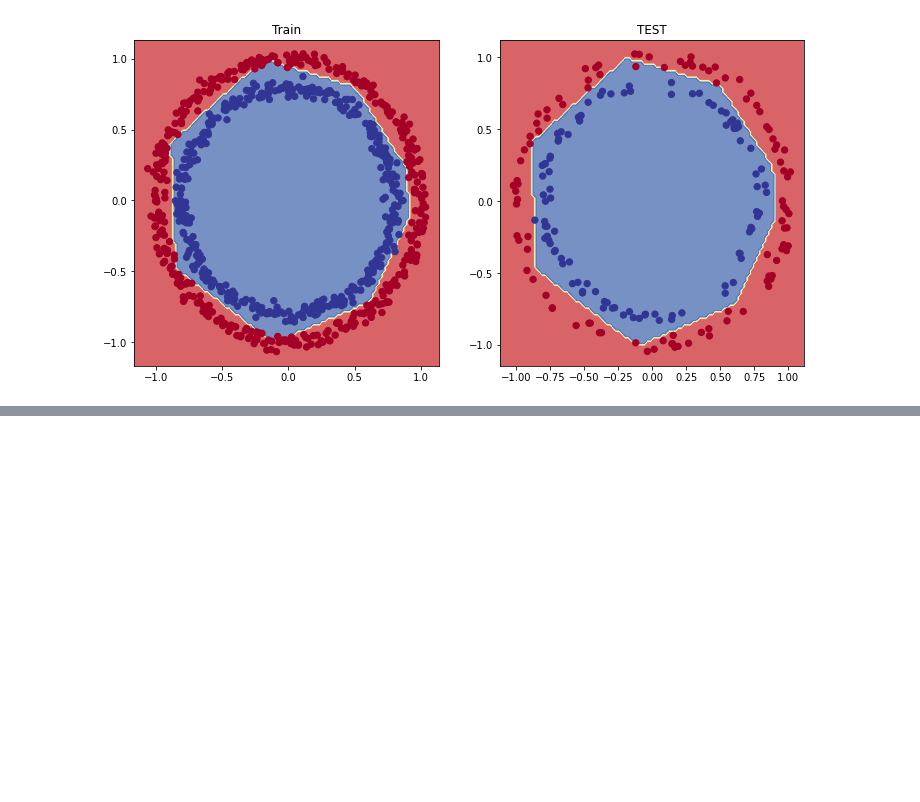
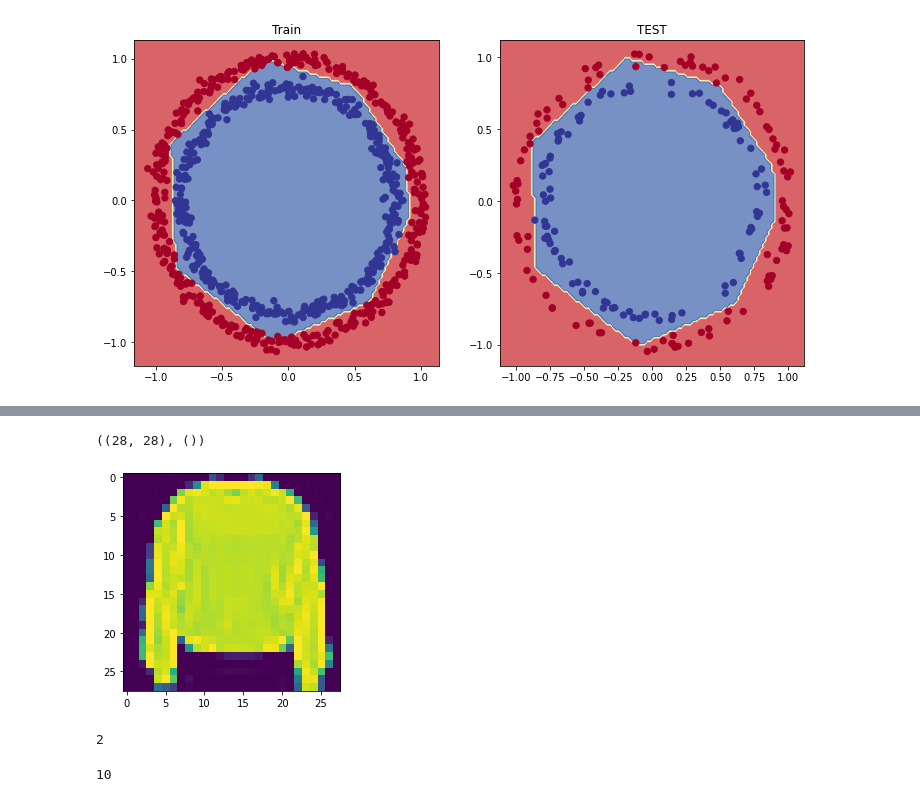
Before and after one commit to Thuoq/Practice-Tensorflow-Certificate, a Jupyter notebook: 02_Tensroflow_with_Classification_Problem.ipynb, the cells around one changed output, grey strips where cells are left out. Saved outputs shown, nothing was run; the diff lists cells and outputs as text; code cells hidden in the pictures; blank space fills up the shorter version.

```diff
--- a/02_Tensroflow_with_Classification_Problem.ipynb
+++ b/02_Tensroflow_with_Classification_Problem.ipynb
@@ -844,0 +987,6 @@ Doing binary classification
+# %%
+from tensorflow.keras.datasets import fashion_mnist
+
+# The data has already been sorted into training and test set for us
+
+(train_data,train_labels),(test_data,test_labels) = fashion_mnist.load_data()
@@ -844,0 +1027,22 @@ Doing binary classification
+# %%
+# Check the shape of a signle example
+
+train_data[0].shape,train_labels[0].shape
+# %% [output]
+((28, 28), ())
+# %%
+# Plot a single sample
+plt.imshow(train_data[7]);
+# %% [output]
+[figure, added]
+# %%
+# Check out samples label
+train_labels[7]
+# %% [output]
+2
+# %%
+# Create a small list , we can index onto our trainign label so thee'yr hman-readabel
+class_names = ['T-shirt/top','Trouser',"Pullover","Dress","Coat","Sandal","Shirt","Sneaker","Bag","Ankle boot"]
+len(class_names)
+# %% [output]
+10
```
Also changed, not shown: parts of 63 cells of this notebook.
